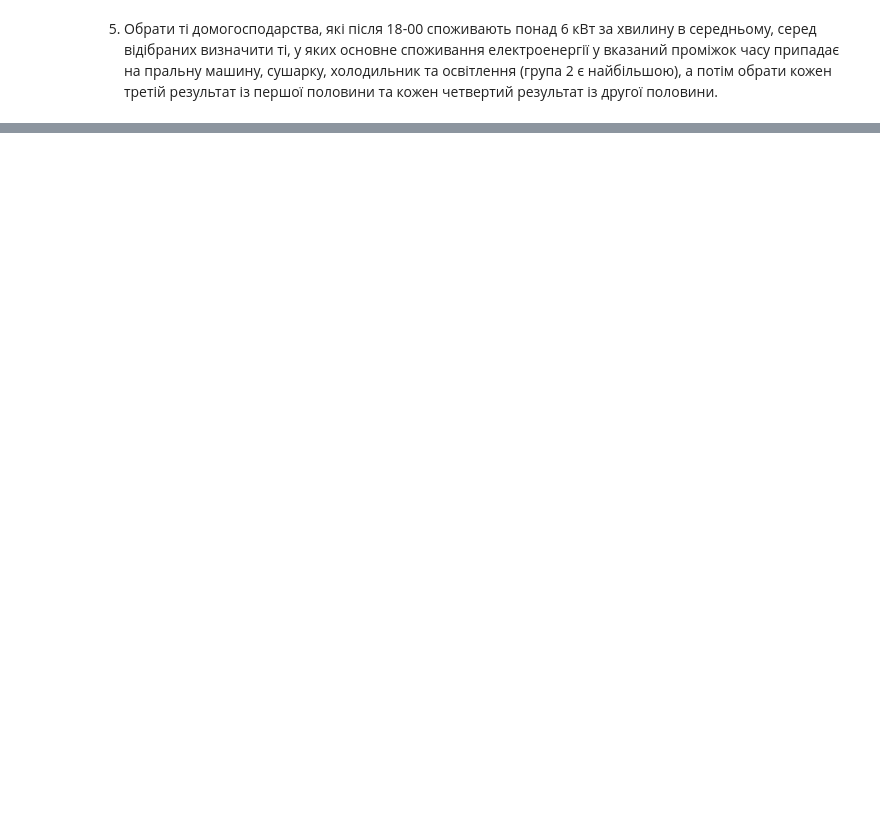
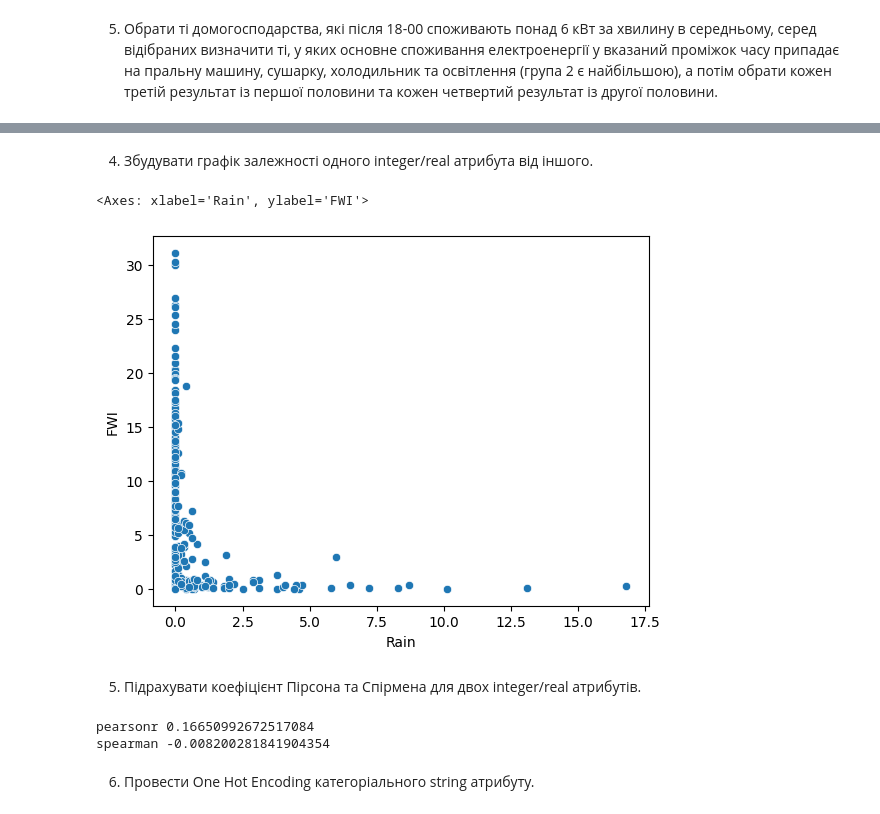
Before and after one commit to DeFonff/labs, a Jupyter notebook: lab4/4.ipynb, the cells around one changed output, grey strips where cells are left out. Saved outputs shown, nothing was run; the diff lists cells and outputs as text; code cells hidden in the pictures; blank space fills up the shorter version.

```diff
--- a/lab4/4.ipynb
+++ b/lab4/4.ipynb
@@ -255,0 +341,20 @@ print("час для датафрейму", p, "\nдля numpy array", n)
+# %% [markdown]
+4. Збудувати графік залежності одного integer/real атрибута від іншого.
+# %%
+sns.scatterplot(x=df['Rain'], y=df['FWI'])
+# %% [output]
+<Axes: xlabel='Rain', ylabel='FWI'>
+[figure, added]
+# %% [markdown]
+5. Підрахувати коефіцієнт Пірсона та Спірмена для двох integer/real
+атрибутів.
+# %%
+pearson, _ = pearsonr(df['Rain'], df['Ws'])
+spearman, _ = spearmanr(df['Rain'], df['Ws'])
+print("pearsonr", pearson)
+print("spearman", spearman)
+# %% [output]
+pearsonr 0.16650992672517084
+spearman -0.008200281841904354
+# %% [markdown]
+6. Провести One Hot Encoding категоріального string атрибуту.
```
Also changed, not shown: parts of 20 cells of this notebook, 1 other file.
